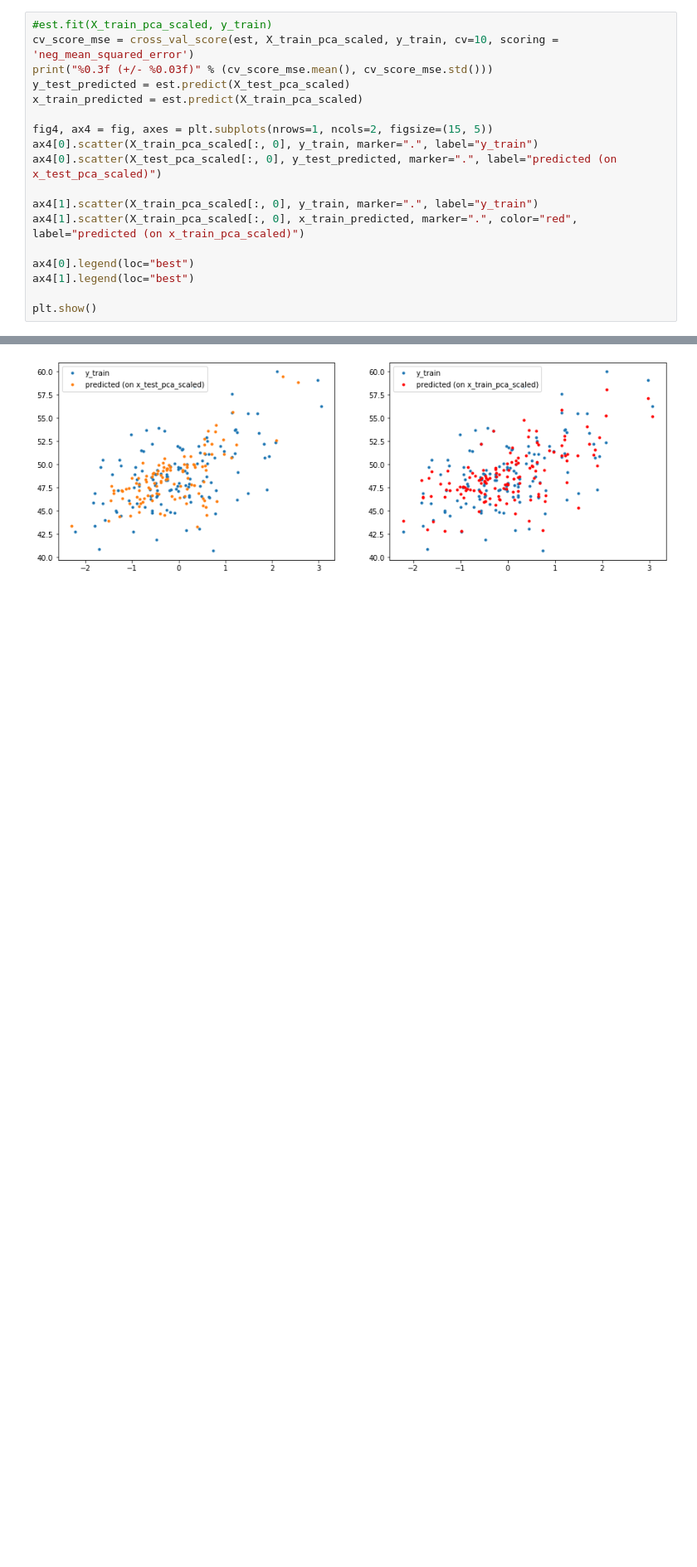
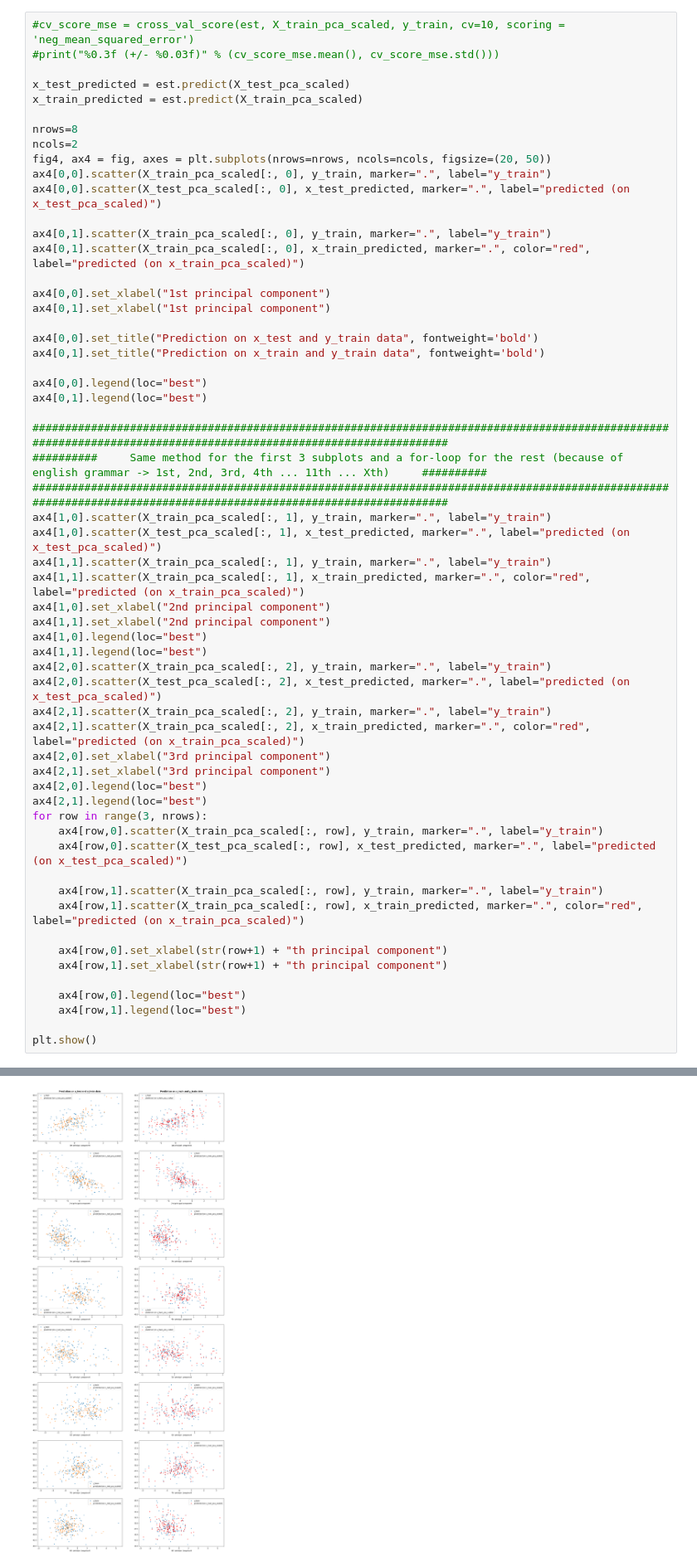
Before and after one commit to z0zz0/Learning-systems-project, a Jupyter notebook: Regression part/CetaneNumber.ipynb, the cells around one changed output, grey strips where cells are left out. Shown at 83% size. Cells and saved outputs as stored; diff of their text form; blank space fills up the shorter version.

```diff
--- a/Regression part/CetaneNumber.ipynb
+++ b/Regression part/CetaneNumber.ipynb
@@ -183,19 +179,59 @@ GridSearchCV found that these parametors are the best:
 # %%
-#est.fit(X_train_pca_scaled, y_train)
-cv_score_mse = cross_val_score(est, X_train_pca_scaled, y_train, cv=10, scoring = 'neg_mean_squared_error')
-print("%0.3f (+/- %0.03f)" % (cv_score_mse.mean(), cv_score_mse.std()))
-y_test_predicted = est.predict(X_test_pca_scaled)
+#cv_score_mse = cross_val_score(est, X_train_pca_scaled, y_train, cv=10, scoring = 'neg_mean_squared_error')
+#print("%0.3f (+/- %0.03f)" % (cv_score_mse.mean(), cv_score_mse.std()))
+
+x_test_predicted = est.predict(X_test_pca_scaled)
 x_train_predicted = est.predict(X_train_pca_scaled)
 
-fig4, ax4 = fig, axes = plt.subplots(nrows=1, ncols=2, figsize=(15, 5))
-ax4[0].scatter(X_train_pca_scaled[:, 0], y_train, marker=".", label="y_train")
-ax4[0].scatter(X_test_pca_scaled[:, 0], y_test_predicted, marker=".", label="predicted (on x_test_pca_scaled)")
+nrows=8
+ncols=2
+fig4, ax4 = fig, axes = plt.subplots(nrows=nrows, ncols=ncols, figsize=(20, 50))
+ax4[0,0].scatter(X_train_pca_scaled[:, 0], y_train, marker=".", label="y_train")
+ax4[0,0].scatter(X_test_pca_scaled[:, 0], x_test_predicted, marker=".", label="predicted (on x_test_pca_scaled)")
 
-ax4[1].scatter(X_train_pca_scaled[:, 0], y_train, marker=".", label="y_train")
-ax4[1].scatter(X_train_pca_scaled[:, 0], x_train_predicted, marker=".", color="red", label="predicted (on x_train_pca_scaled)")
+ax4[0,1].scatter(X_train_pca_scaled[:, 0], y_train, marker=".", label="y_train")
+ax4[0,1].scatter(X_train_pca_scaled[:, 0], x_train_predicted, marker=".", color="red", label="predicted (on x_train_pca_scaled)")
 
-ax4[0].legend(loc="best")
-ax4[1].legend(loc="best")
+ax4[0,0].set_xlabel("1st principal component")
+ax4[0,1].set_xlabel("1st principal component")
+
+ax4[0,0].set_title("Prediction on x_test and y_train data", fontweight='bold')
+ax4[0,1].set_title("Prediction on x_train and y_train data", fontweight='bold')
+
+ax4[0,0].legend(loc="best")
+ax4[0,1].legend(loc="best")
+
+##################################################################################################################################################################
+##########     Same method for the first 3 subplots and a for-loop for the rest (because of english grammar -> 1st, 2nd, 3rd, 4th ... 11th ... Xth)     ##########
+##################################################################################################################################################################
+ax4[1,0].scatter(X_train_pca_scaled[:, 1], y_train, marker=".", label="y_train")
+ax4[1,0].scatter(X_test_pca_scaled[:, 1], x_test_predicted, marker=".", label="predicted (on x_test_pca_scaled)")
+ax4[1,1].scatter(X_train_pca_scaled[:, 1], y_train, marker=".", label="y_train")
+ax4[1,1].scatter(X_train_pca_scaled[:, 1], x_train_predicted, marker=".", color="red", label="predicted (on x_train_pca_scaled)")
+ax4[1,0].set_xlabel("2nd principal component")
+ax4[1,1].set_xlabel("2nd principal component")
+ax4[1,0].legend(loc="best")
+ax4[1,1].legend(loc="best")
+ax4[2,0].scatter(X_train_pca_scaled[:, 2], y_train, marker=".", label="y_train")
+ax4[2,0].scatter(X_test_pca_scaled[:, 2], x_test_predicted, marker=".", label="predicted (on x_test_pca_scaled)")
+ax4[2,1].scatter(X_train_pca_scaled[:, 2], y_train, marker=".", label="y_train")
+ax4[2,1].scatter(X_train_pca_scaled[:, 2], x_train_predicted, marker=".", color="red", label="predicted (on x_train_pca_scaled)")
+ax4[2,0].set_xlabel("3rd principal component")
+ax4[2,1].set_xlabel("3rd principal component")
+ax4[2,0].legend(loc="best")
+ax4[2,1].legend(loc="best")
+for row in range(3, nrows):
+    ax4[row,0].scatter(X_train_pca_scaled[:, row], y_train, marker=".", label="y_train")
+    ax4[row,0].scatter(X_test_pca_scaled[:, row], x_test_predicted, marker=".", label="predicted (on x_test_pca_scaled)")
+
+    ax4[row,1].scatter(X_train_pca_scaled[:, row], y_train, marker=".", label="y_train")
+    ax4[row,1].scatter(X_train_pca_scaled[:, row], x_train_predicted, marker=".", color="red", label="predicted (on x_train_pca_scaled)")
+
+    ax4[row,0].set_xlabel(str(row+1) + "th principal component")
+    ax4[row,1].set_xlabel(str(row+1) + "th principal component")
+
+    ax4[row,0].legend(loc="best")
+    ax4[row,1].legend(loc="best")
 
 plt.show()
 # %% [output]
@@ -203 +238 @@ plt.show()
-[figure, old version]
+[figure, new version]
```
Also changed, not shown: parts of 7 cells of this notebook.
